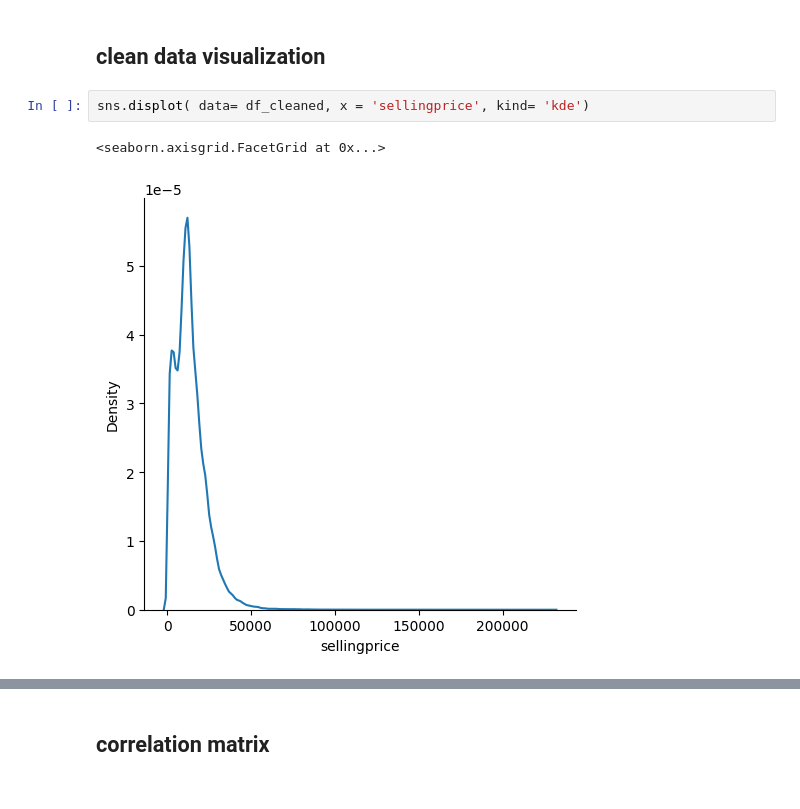
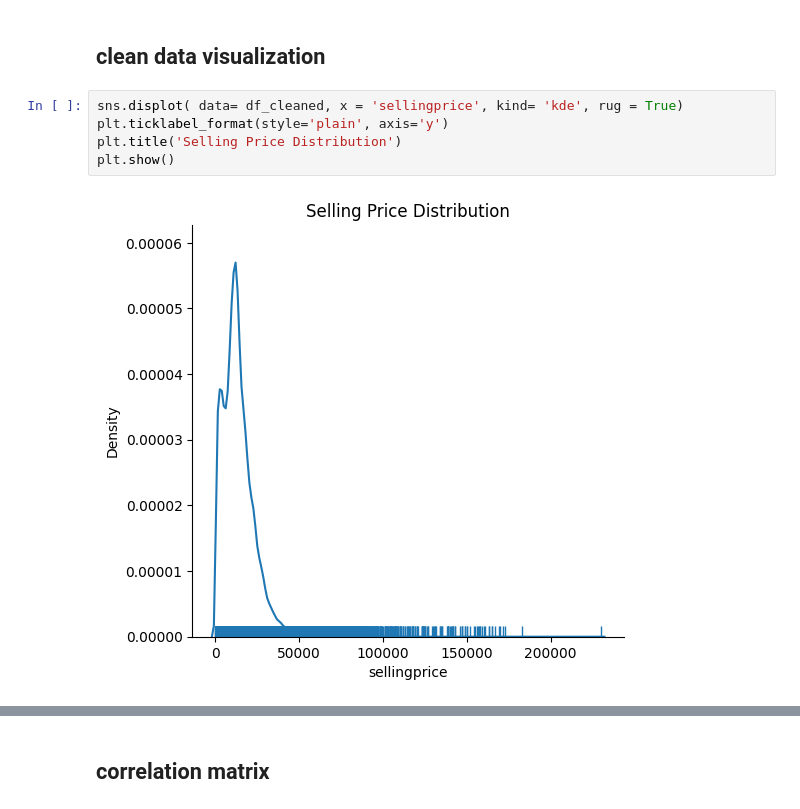
Before and after one commit to LiJnD/car_auctions_analysis, a Jupyter notebook: jupyter_notebooks/carsprice.ipynb, the cells around one changed output, grey strips where cells are left out. Saved outputs shown, nothing was run; the diff lists cells and outputs as text.

```diff
--- a/jupyter_notebooks/carsprice.ipynb
+++ b/jupyter_notebooks/carsprice.ipynb
@@ -232,7 +275,9 @@ df_cleaned.shape
 # %% [markdown]
 ## clean data visualization
 # %%
-sns.displot( data= df_cleaned, x = 'sellingprice', kind= 'kde')
+sns.displot( data= df_cleaned, x = 'sellingprice', kind= 'kde', rug = True)
+plt.ticklabel_format(style='plain', axis='y')
+plt.title('Selling Price Distribution')
+plt.show()
 # %% [output]
-<seaborn.axisgrid.FacetGrid at 0x...>
-[figure, old version]
+[figure, new version]
```
Also changed, not shown: parts of 21 cells of this notebook.
